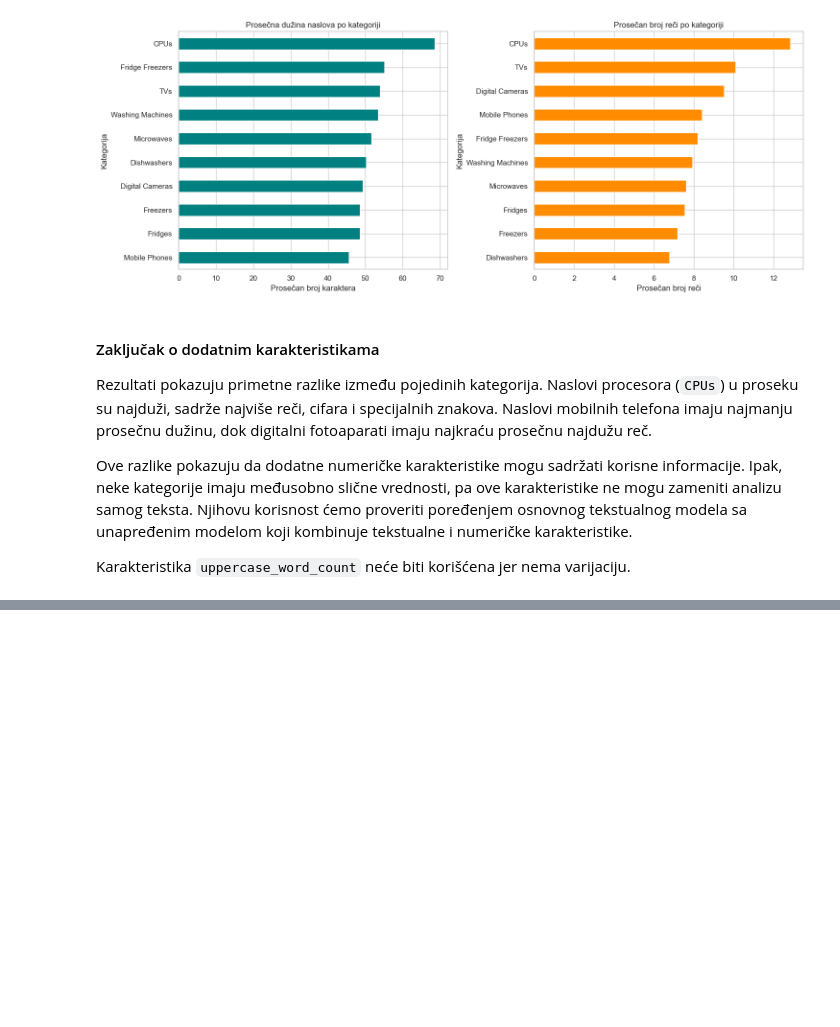
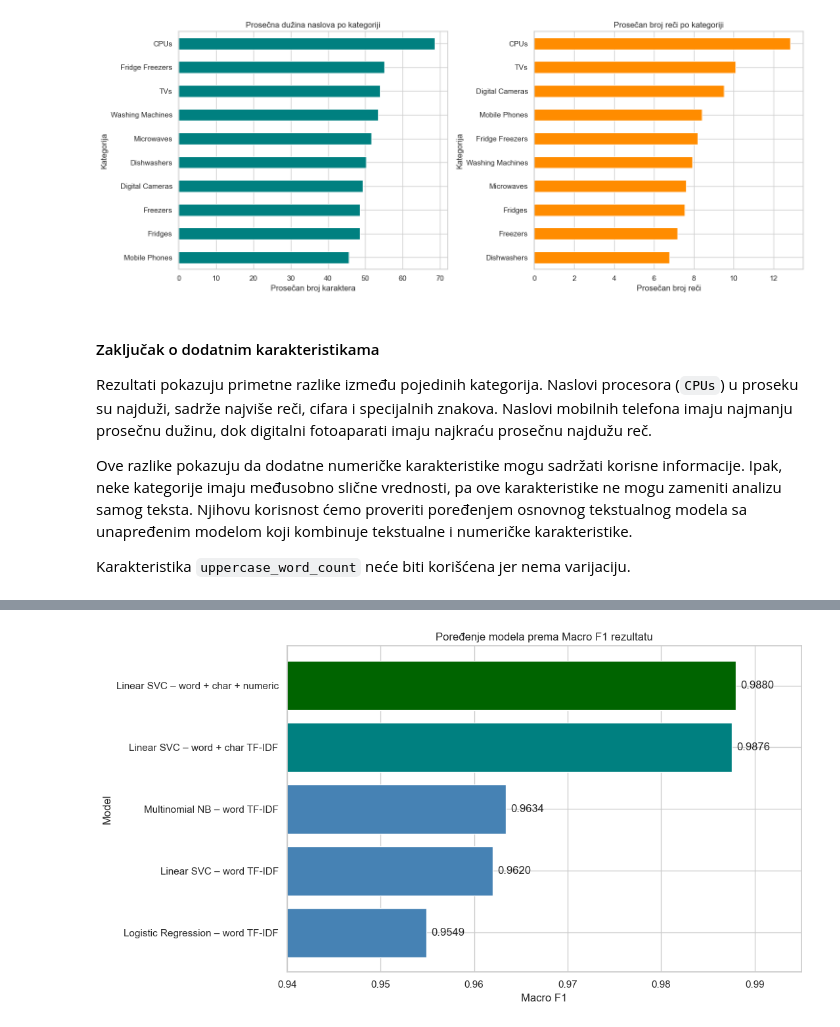
Before and after one commit to stefanstojanovic994/product-category-classifier, a Jupyter notebook: notebooks/product_category_classification.ipynb, the cells around one changed output, grey strips where cells are left out. Cells and saved outputs as stored; diff of their text form; code cells hidden in the pictures; blank space fills up the shorter version.

Commit message:
Train and compare product classification models

```diff
--- a/notebooks/product_category_classification.ipynb
+++ b/notebooks/product_category_classification.ipynb
@@ -645,0 +1255,81 @@ Karakteristika `uppercase_word_count` neće biti korišćena jer nema varijaciju
+# %%
+# Zajednička tabela rezultata
+model_results = pd.DataFrame({
+    "Model": [
+        "Logistic Regression – word TF-IDF",
+        "Linear SVC – word TF-IDF",
+        "Multinomial NB – word TF-IDF",
+        "Linear SVC – word + char TF-IDF",
+        "Linear SVC – word + char + numeric"
+    ],
+    "Accuracy": [
+        logistic_accuracy,
+        linear_svc_accuracy,
+        naive_bayes_accuracy,
+        combined_text_accuracy,
+        enhanced_svc_accuracy
+    ],
+    "Macro F1": [
+        logistic_macro_f1,
+        linear_svc_macro_f1,
+        naive_bayes_macro_f1,
+        combined_text_macro_f1,
+        enhanced_svc_macro_f1
+    ],
+    "Weighted F1": [
+        logistic_weighted_f1,
+        linear_svc_weighted_f1,
+        naive_bayes_weighted_f1,
+        combined_text_weighted_f1,
+        enhanced_svc_weighted_f1
+    ],
+    "Vreme treniranja (s)": [
+        logistic_training_time,
+        linear_svc_training_time,
+        naive_bayes_training_time,
+        combined_text_training_time,
+        enhanced_svc_training_time
+    ]
+})
+
+model_results = (
+    model_results
+    .sort_values("Macro F1", ascending=False)
+    .reset_index(drop=True)
+)
+
+display(
+    model_results.style.format({
+        "Accuracy": "{:.4f}",
+        "Macro F1": "{:.4f}",
+        "Weighted F1": "{:.4f}",
+        "Vreme treniranja (s)": "{:.2f}"
+    })
+)
+
+# Grafičko poređenje Macro F1 rezultata
+plot_results = model_results.sort_values("Macro F1")
+
+plt.figure(figsize=(11, 6))
+
+bars = plt.barh(
+    plot_results["Model"],
+    plot_results["Macro F1"],
+    color=["steelblue", "steelblue", "steelblue", "teal", "darkgreen"]
+)
+
+for bar in bars:
+    plt.text(
+        bar.get_width() + 0.0005,
+        bar.get_y() + bar.get_height() / 2,
+        f"{bar.get_width():.4f}",
+        va="center"
+    )
+
+plt.title("Poređenje modela prema Macro F1 rezultatu")
+plt.xlabel("Macro F1")
+plt.ylabel("Model")
+plt.xlim(0.94, 0.995)
+plt.tight_layout()
+plt.show()
+# %% [output]
@@ -645,0 +1342 @@ Karakteristika `uppercase_word_count` neće biti korišćena jer nema varijaciju
+[figure, added]
```
Also changed, not shown: parts of 15 cells of this notebook.
